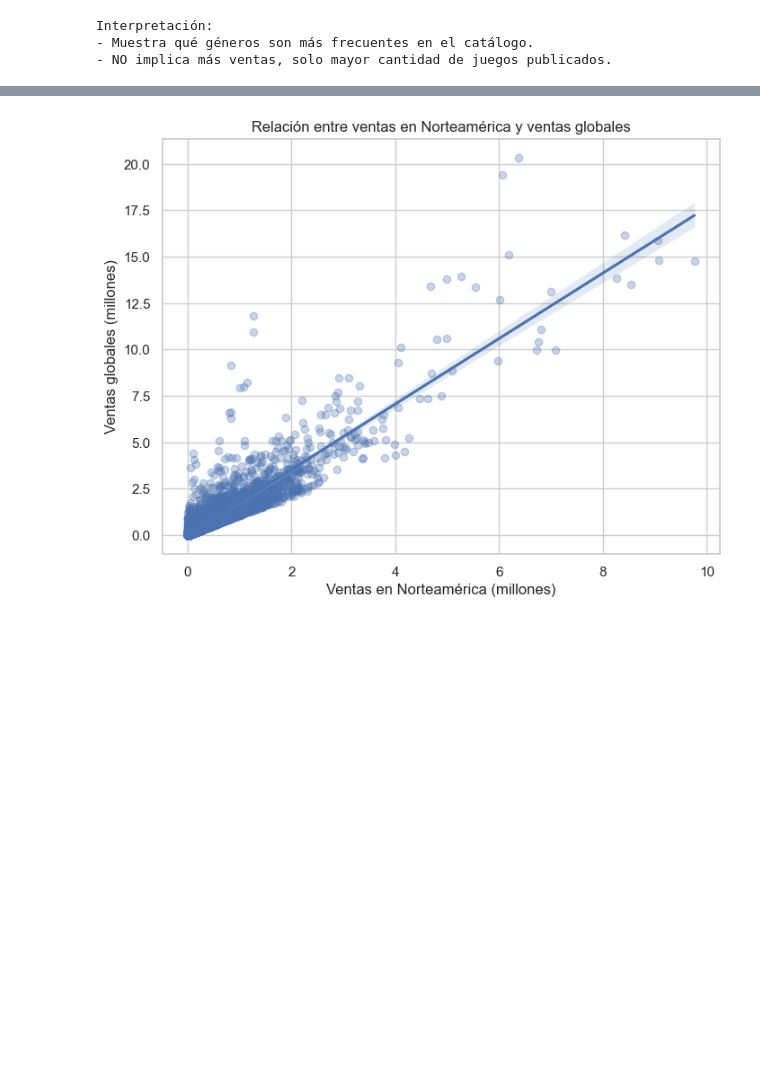
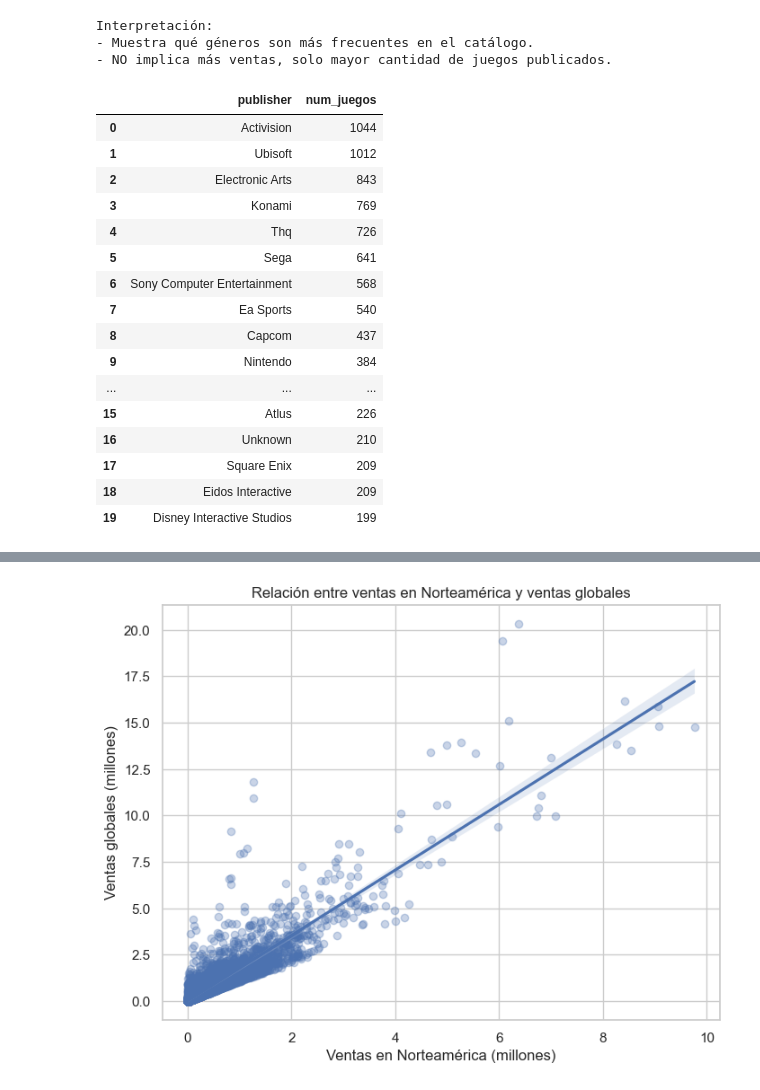
Before and after one commit to Jorge-Vilavella/Proyecto, a Jupyter notebook: notebooks/eda.ipynb, the cells around one changed output, grey strips where cells are left out. Drawn from its saved outputs; the diff is of its cells as text; code cells hidden in the pictures; blank space fills up the shorter version.

```diff
--- a/notebooks/eda.ipynb
+++ b/notebooks/eda.ipynb
@@ -520 +530,31 @@ Interpretación:
+# %%
+# Contar número de juegos por compañía (publisher)
+vista3_publishers = (
+    df.groupby("publisher")["title"]
+      .count()
+      .sort_values(ascending=False)
+      .reset_index()
+      .rename(columns={"title": "num_juegos"})
+)
+
+# Mostrar las 20 compañías con más juegos
+vista3_publishers.head(20)
+# %% [output]
+|  | publisher | num_juegos |
+| 0 | Activision | 1044 |
+| 1 | Ubisoft | 1012 |
+| 2 | Electronic Arts | 843 |
+| 3 | Konami | 769 |
+| 4 | Thq | 726 |
+| 5 | Sega | 641 |
+| 6 | Sony Computer Entertainment | 568 |
+| 7 | Ea Sports | 540 |
+| 8 | Capcom | 437 |
+| 9 | Nintendo | 384 |
+| ... | ... | ... |
+| 15 | Atlus | 226 |
+| 16 | Unknown | 210 |
+| 17 | Square Enix | 209 |
+| 18 | Eidos Interactive | 209 |
+| 19 | Disney Interactive Studios | 199 |
 # %%
```
Also changed, not shown: parts of 19 cells of this notebook.
